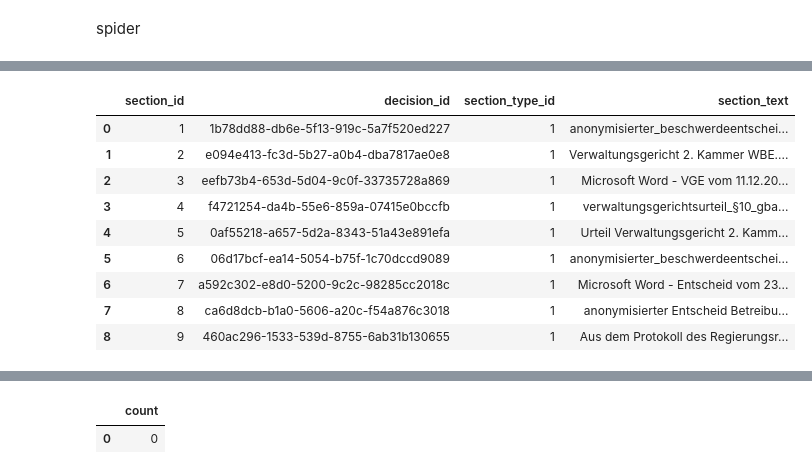
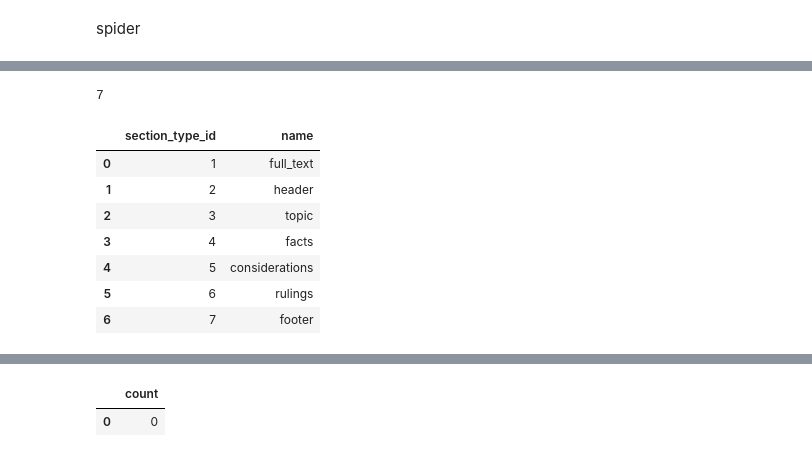
Before and after one commit to JoelNiklaus/SwissCourtRulingCorpus, a Jupyter notebook: test.ipynb, the cells around one changed output, grey strips where cells are left out. Cells and saved outputs as stored; diff of their text form; code cells hidden in the pictures.

Commit message:
section splitter working

```diff
--- a/test.ipynb
+++ b/test.ipynb
@@ -710,26 +710,27 @@ SELECT * FROM file  LEFT JOIN decision on decision.file_id=file.file_id  LEFT JO
 | 7 | 253 | AG_GB_001_--10-GBAG--Zusammenr_20... |  | https://www.ag.ch/media/kanton-aa... |  | Microsoft Word - VGE vom 11.12.20... | eefb73b4-653d-5d04-9c0f-33735728a869 | 1 | 1 | ... |
 | 8 | 511 | AG_GB_001_--10-GBAG--Zusammenr_20... |  | https://www.ag.ch/media/kanton-aa... |  | Urteil\n\n\n Verwaltungsgericht \... | 0af55218-a657-5d2a-8343-51a43e891efa | 1 | 1 | ... |
 # %%
-sql_query = 'SELECT * FROM section'
+sql_query = 'SELECT * FROM section_type'
+#sql_query = 'SELECT * FROM num_tokens'
 df= pd.read_sql(sql_query,get_engine().connect())
-df.columns#[df_iterator['html_raw'].isna()==True]
+#df.columns#[df_iterator['html_raw'].isna()==True]
 
 
 # # sql_query = 'SELECT * FROM file where file_id =60'
 # # df_iterator = pd.read_sql(sql_query,get_engine().connect())
 # # df_iterator
 # text_2 = df_iterator.loc[0,'pdf_raw']
 # text_2 = df_iterator['pdf_raw']
 # print(text_2)
+print(len(df))
 df
 # %% [output]
+7
-|  | section_id | decision_id | section_type_id | section_text |
-| 0 | 1 | 1b78dd88-db6e-5f13-919c-5a7f520ed227 | 1 | anonymisierter_beschwerdeentschei... |
-| 1 | 2 | e094e413-fc3d-5b27-a0b4-dba7817ae0e8 | 1 | Verwaltungsgericht 2. Kammer WBE.... |
-| 2 | 3 | eefb73b4-653d-5d04-9c0f-33735728a869 | 1 | Microsoft Word - VGE vom 11.12.20... |
-| 3 | 4 | f4721254-da4b-55e6-859a-07415e0bccfb | 1 | verwaltungsgerichtsurteil_§10_gba... |
-| 4 | 5 | 0af55218-a657-5d2a-8343-51a43e891efa | 1 | Urteil Verwaltungsgericht 2. Kamm... |
-| 5 | 6 | 06d17bcf-ea14-5054-b75f-1c70dccd9089 | 1 | anonymisierter_beschwerdeentschei... |
-| 6 | 7 | a592c302-e8d0-5200-9c2c-98285cc2018c | 1 | Microsoft Word - Entscheid vom 23... |
-| 7 | 8 | ca6d8dcb-b1a0-5606-a20c-f54a876c3018 | 1 | anonymisierter Entscheid Betreibu... |
-| 8 | 9 | 460ac296-1533-539d-8755-6ab31b130655 | 1 | Aus dem Protokoll des Regierungsr... |
+|  | section_type_id | name |
+| 0 | 1 | full_text |
+| 1 | 2 | header |
+| 2 | 3 | topic |
+| 3 | 4 | facts |
+| 4 | 5 | considerations |
+| 5 | 6 | rulings |
+| 6 | 7 | footer |
```
Also changed, not shown: parts of 7 cells of this notebook, 6 other files.
